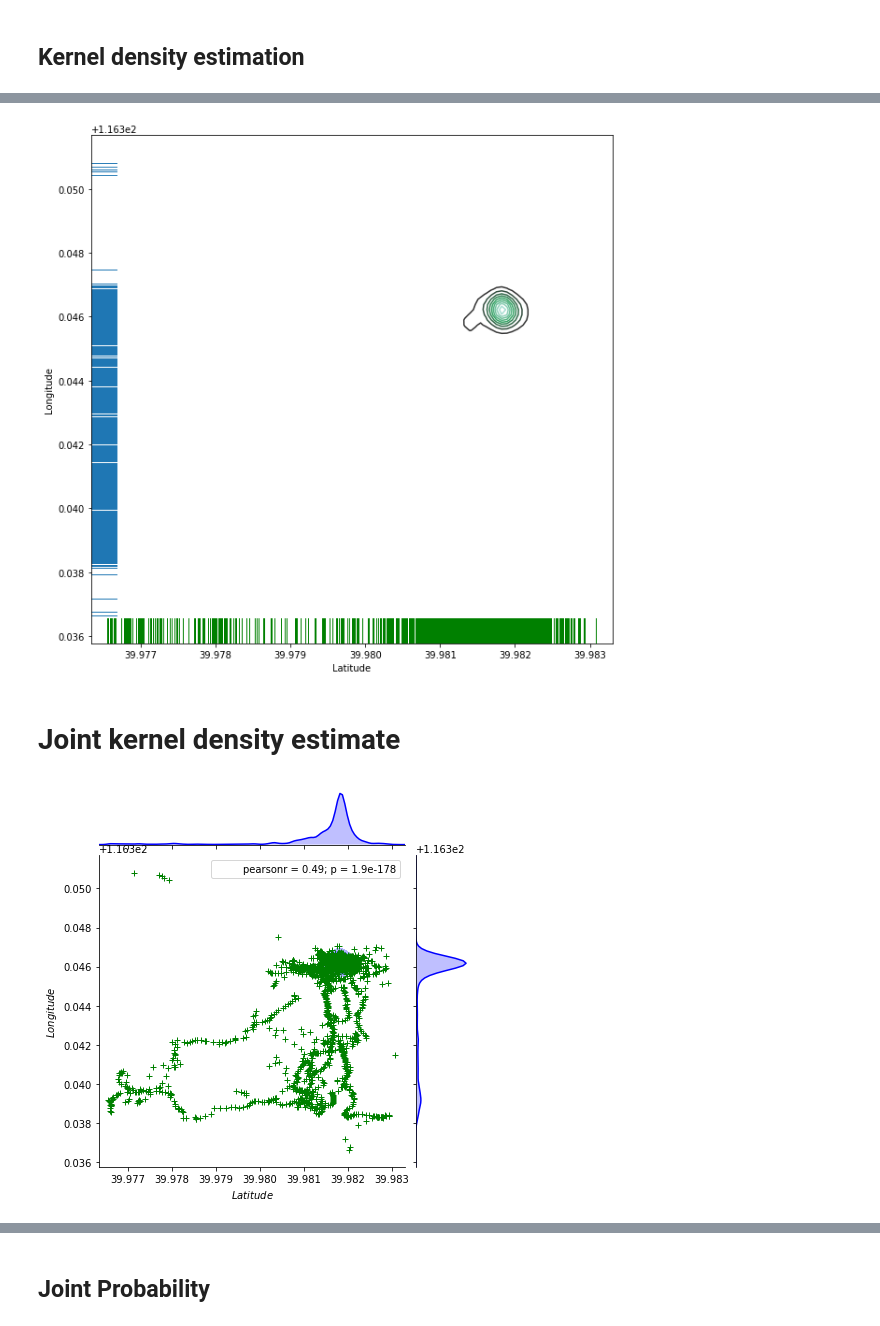
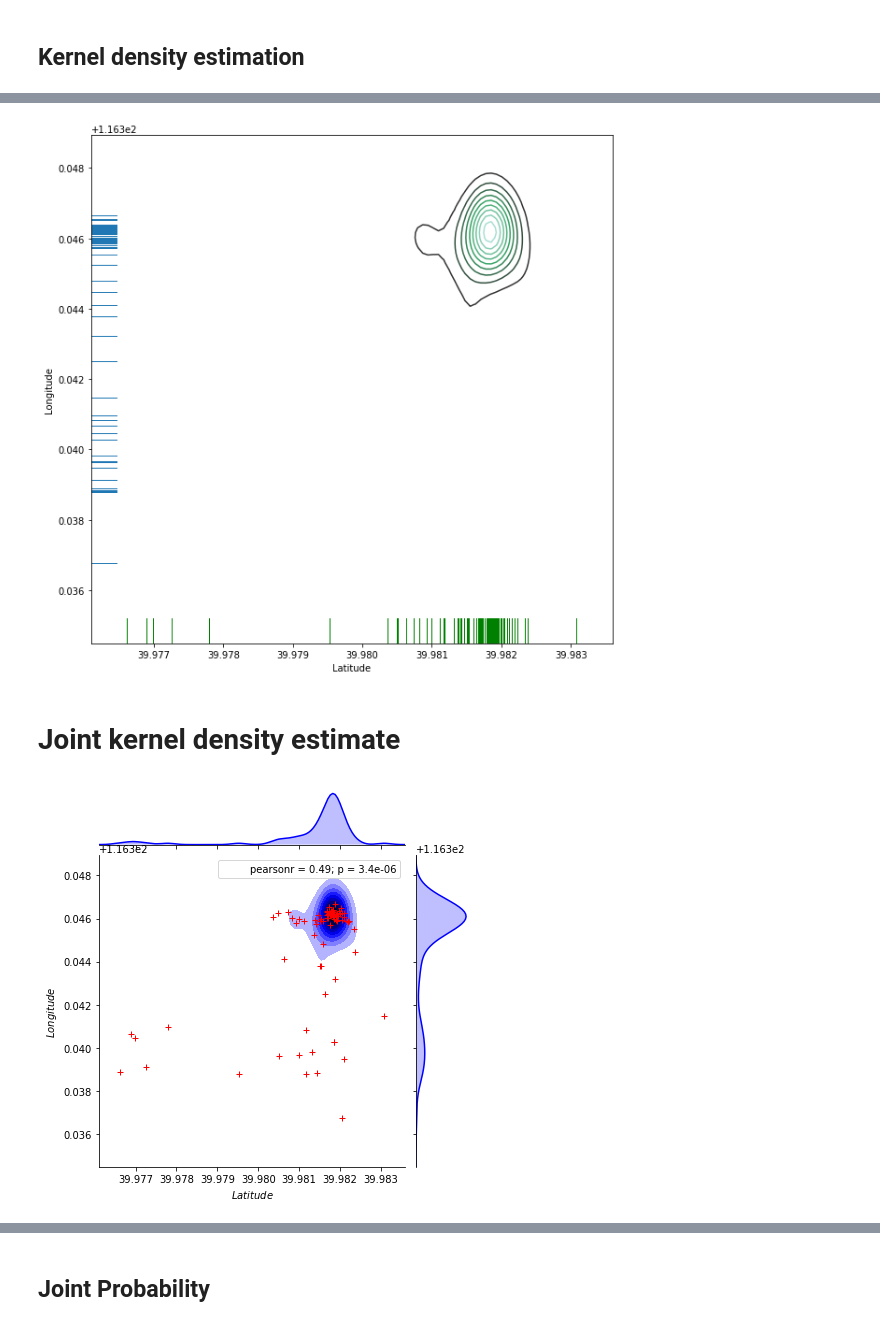
Before and after one commit to fafasonga/Thesis, a Jupyter notebook: mapping.ipynb, the cells around one changed output, grey strips where cells are left out. Saved outputs shown, nothing was run; the diff lists cells and outputs as text; code cells hidden in the pictures.

```diff
--- a/mapping.ipynb
+++ b/mapping.ipynb
@@ -86,0 +162,14 @@ m
+# %%
+df = pd.read_csv('./INPUT_FOLDER/user1.csv', sep=';')
+m = folium.Map(location=[40, 116.334], zoom_start=12)
+
+map_osm = MarkerCluster().add_to(m)
+
+for i in range(len(df.Latitude)):
+    folium.Marker(
+        location = [df.Latitude[i], df.Longitude[i]],
+        popup = 'Date:{}<br>Time:{}'.format(df.Date[i], df.Time[i])
+    ).add_to(map_osm)
+
+m.save('./Map_trajectory/mapping_user1.html')
+m
@@ -88,8 +179,8 @@ m
 ## Joint Probability
 # %%
 plt.figure(figsize=(15,18))
-x = da.Latitude
-y = da.Longitude
+x = df.Latitude
+y = df.Longitude
 z = sns.jointplot(x,y,size=10) #Draw a bivariate plot of x and y
 plt.ylabel('Longitude')
 plt.xlabel('Latitude')
@@ -108,18 +199,18 @@ a.savefig('./Map_points/joint1.png')
 # %%
 f, ax = plt.subplots(figsize=(10, 10))
-sns.kdeplot(da.Latitude, da.Longitude, ax=ax)
-sns.rugplot(da.Latitude, color="g", ax=ax)
-sns.rugplot(da.Longitude, vertical=True, ax=ax);
+sns.kdeplot(df.Latitude, df.Longitude, ax=ax)
+sns.rugplot(df.Latitude, color="g", ax=ax)
+sns.rugplot(df.Longitude, vertical=True, ax=ax);
 f.savefig('./Map_points/rug1.png')
 # %% [output]
-[figure, old version]
+[figure, new version]
 # %% [markdown]
 # Joint kernel density estimate
 # %%
-g = sns.jointplot(x, y, data=da, kind="kde", color="b")  # kde is Kernel density estimation
-g.plot_joint(plt.scatter, c="g", s=44, linewidth=1, marker="+") # Show the joint distribution using kernel density estimation
+g = sns.jointplot(x, y, data=df, kind="kde", color="b")  # kde is Kernel density estimation
+g.plot_joint(plt.scatter, c="r", s=44, linewidth=1, marker="+") # Show the joint distribution using kernel density estimation
 g.ax_joint.collections[0].set_alpha(0)
 g.set_axis_labels("$Latitude$", "$Longitude$");
 g.savefig('./Map_points/joint_plot1.png')
 # %% [output]
-[figure, old version]
+[figure, new version]
```
Also changed, not shown: parts of 27 cells of this notebook, 20 other files.
